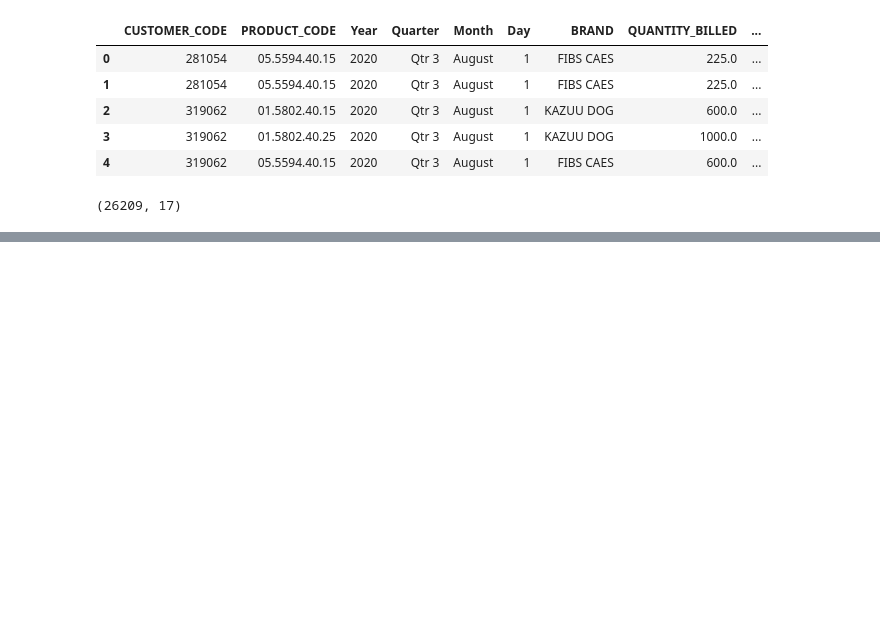
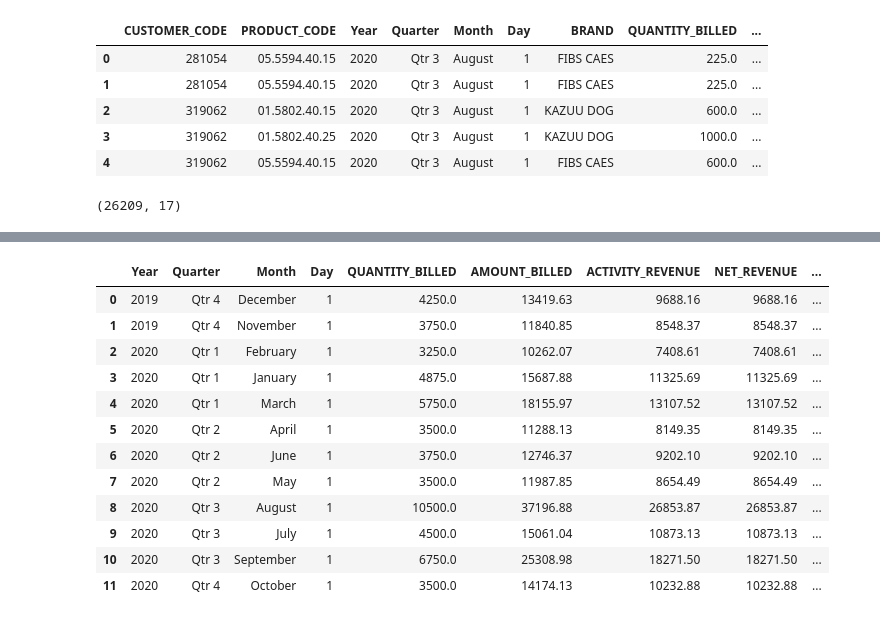
Before and after one commit to VicNocMoura/Forecasting-Optimal-Pricing, a Jupyter notebook: Animal Nutrition/eda.ipynb, the cells around one changed output, grey strips where cells are left out. Cells and saved outputs as stored; diff of their text form; code cells hidden in the pictures; blank space fills up the shorter version.

```diff
--- a/Animal Nutrition/eda.ipynb
+++ b/Animal Nutrition/eda.ipynb
@@ -54,3 +54,7 @@ df_clean.head()
 df_clean.shape
 # %% [output]
 (26209, 17)
+# %%
+df_sku = df_clean[(df_clean['PRODUCT_CODE'] == '01.5417.40.25')&(df_clean['CUSTOMER_CODE'] == 281054)]
+# %%
+df_sku_agg = df_sku.groupby(['Year','Quarter','Month','Day']).agg({'QUANTITY_BILLED':'sum','AMOUNT_BILLED':'sum','ACTIVITY_REVENUE':'sum','NET_REVENUE':'sum','GROSS_MARGIN':'sum'}).reset_index()
@@ -56,0 +70,20 @@ df_clean.shape
+# %%
+df_sku_agg['year_str'] = df_sku_agg['Year'].astype(str)
+# %%
+df_sku_agg['year-month'] = df_sku_agg[['year_str','Month']].apply(lambda row: '_'.join(row.values.astype(str)), axis=1)
+# %%
+df_sku_agg
+# %% [output]
+|  | Year | Quarter | Month | Day | QUANTITY_BILLED | AMOUNT_BILLED | ACTIVITY_REVENUE | NET_REVENUE | ... |
+| 0 | 2019 | Qtr 4 | December | 1 | 4250.0 | 13419.63 | 9688.16 | 9688.16 | ... |
+| 1 | 2019 | Qtr 4 | November | 1 | 3750.0 | 11840.85 | 8548.37 | 8548.37 | ... |
+| 2 | 2020 | Qtr 1 | February | 1 | 3250.0 | 10262.07 | 7408.61 | 7408.61 | ... |
+| 3 | 2020 | Qtr 1 | January | 1 | 4875.0 | 15687.88 | 11325.69 | 11325.69 | ... |
+| 4 | 2020 | Qtr 1 | March | 1 | 5750.0 | 18155.97 | 13107.52 | 13107.52 | ... |
+| 5 | 2020 | Qtr 2 | April | 1 | 3500.0 | 11288.13 | 8149.35 | 8149.35 | ... |
+| 6 | 2020 | Qtr 2 | June | 1 | 3750.0 | 12746.37 | 9202.10 | 9202.10 | ... |
+| 7 | 2020 | Qtr 2 | May | 1 | 3500.0 | 11987.85 | 8654.49 | 8654.49 | ... |
+| 8 | 2020 | Qtr 3 | August | 1 | 10500.0 | 37196.88 | 26853.87 | 26853.87 | ... |
+| 9 | 2020 | Qtr 3 | July | 1 | 4500.0 | 15061.04 | 10873.13 | 10873.13 | ... |
+| 10 | 2020 | Qtr 3 | September | 1 | 6750.0 | 25308.98 | 18271.50 | 18271.50 | ... |
+| 11 | 2020 | Qtr 4 | October | 1 | 3500.0 | 14174.13 | 10232.88 | 10232.88 | ... |
```
Also changed, not shown: parts of 3 cells of this notebook, 4 other files.
